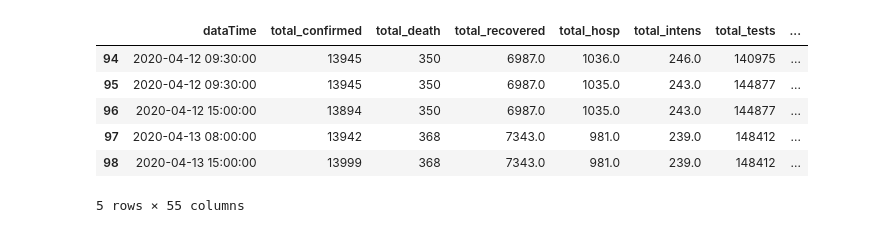
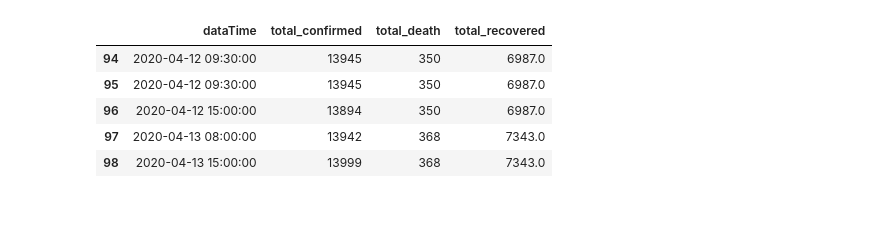
Before and after one commit to walterra/covid-19, a Jupyter notebook: jupyter/covid19-at.ipynb, the cells around one changed output. Saved outputs shown, nothing was run; the diff lists cells and outputs as text; code cells hidden in the pictures.

```diff
--- a/jupyter/covid19-at.ipynb
+++ b/jupyter/covid19-at.ipynb
@@ -4,15 +5,15 @@ import altair as alt
 # %%
 df = pd.read_csv("../data/corin_data.csv")
 df['dataTime'] = pd.to_datetime(df['dataTime'], format='%d.%m.%Y %H:%M:%S')
+df = df[['dataTime', 'total_confirmed', 'total_death', 'total_recovered']]
 df.tail()
 # %% [output]
-|  | dataTime | total_confirmed | total_death | total_recovered | total_hosp | total_intens | total_tests | ... |
-| 94 | 2020-04-12 09:30:00 | 13945 | 350 | 6987.0 | 1036.0 | 246.0 | 140975 | ... |
-| 95 | 2020-04-12 09:30:00 | 13945 | 350 | 6987.0 | 1035.0 | 243.0 | 144877 | ... |
-| 96 | 2020-04-12 15:00:00 | 13894 | 350 | 6987.0 | 1035.0 | 243.0 | 144877 | ... |
-| 97 | 2020-04-13 08:00:00 | 13942 | 368 | 7343.0 | 981.0 | 239.0 | 148412 | ... |
-| 98 | 2020-04-13 15:00:00 | 13999 | 368 | 7343.0 | 981.0 | 239.0 | 148412 | ... |
+|  | dataTime | total_confirmed | total_death | total_recovered |
+| 94 | 2020-04-12 09:30:00 | 13945 | 350 | 6987.0 |
+| 95 | 2020-04-12 09:30:00 | 13945 | 350 | 6987.0 |
+| 96 | 2020-04-12 15:00:00 | 13894 | 350 | 6987.0 |
+| 97 | 2020-04-13 08:00:00 | 13942 | 368 | 7343.0 |
+| 98 | 2020-04-13 15:00:00 | 13999 | 368 | 7343.0 |
-5 rows × 55 columns
 # %%
 counties = ['B', 'K', 'Noe', 'Ooe', 'S', 'St', 'T', 'V', 'W']
 # %%
```
Also changed, not shown: parts of 6 cells of this notebook, 8 other files.
